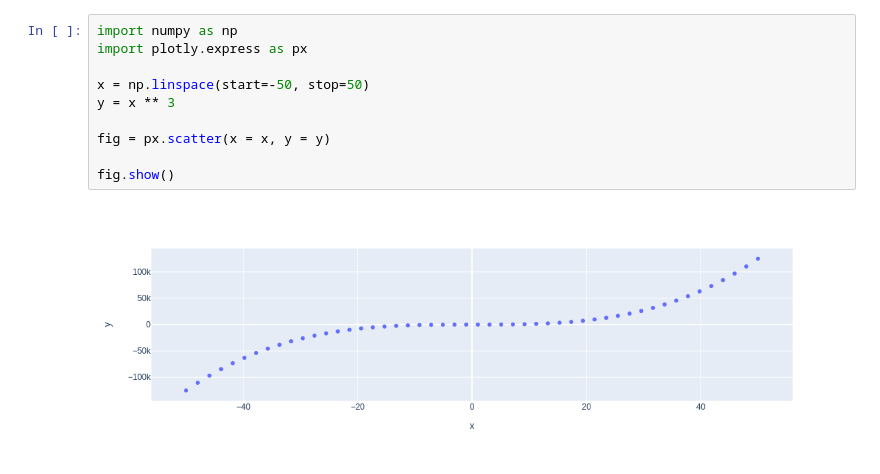
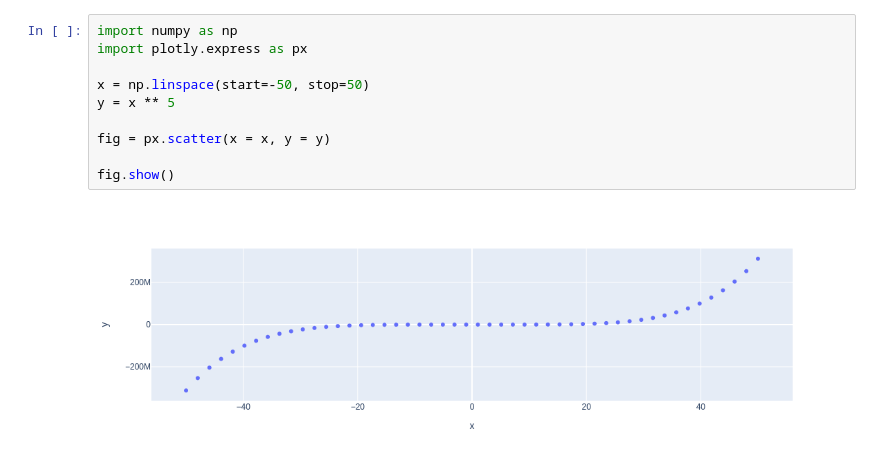
Before and after one commit to daumsimac/my-notebooks-repo, a Jupyter notebook: experiment1.ipynb, the cells around one changed output. Saved outputs shown, nothing was run; the diff lists cells and outputs as text.

```diff
--- a/experiment1.ipynb
+++ b/experiment1.ipynb
@@ -1,12 +1,12 @@
 # %%
 import numpy as np
 import plotly.express as px
 
 x = np.linspace(start=-50, stop=50)
-y = x ** 3
+y = x ** 5
 
 fig = px.scatter(x = x, y = y)
 
 fig.show()
 # %% [output]
-[figure, old version]
+[figure, new version]
```
